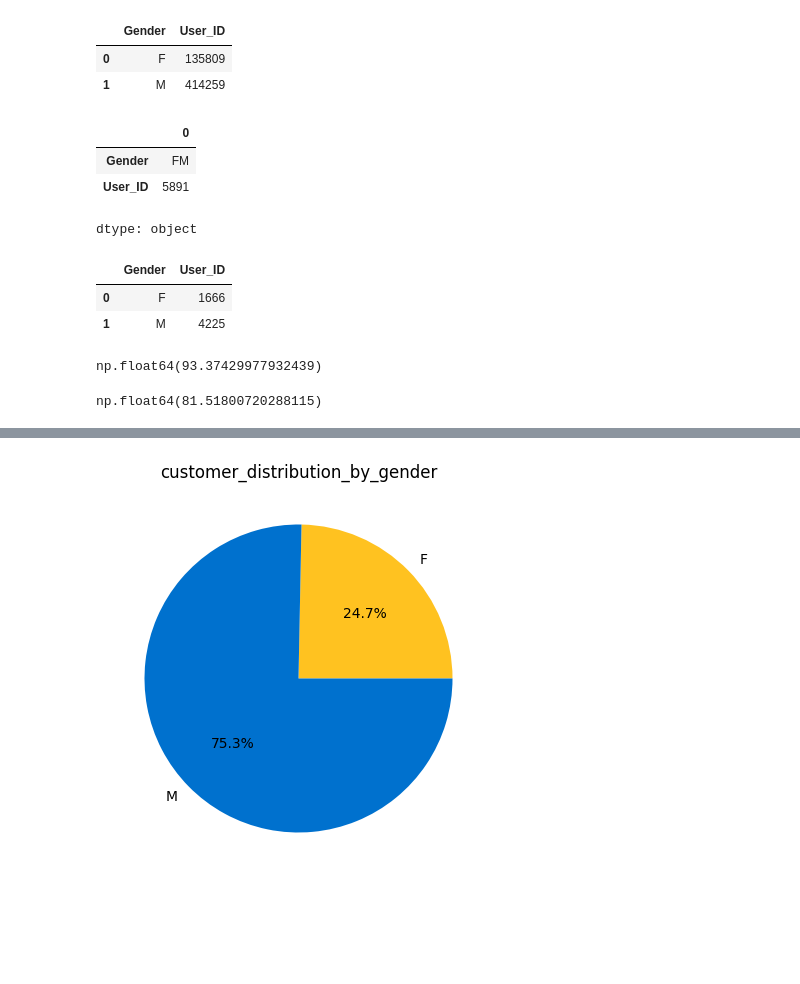
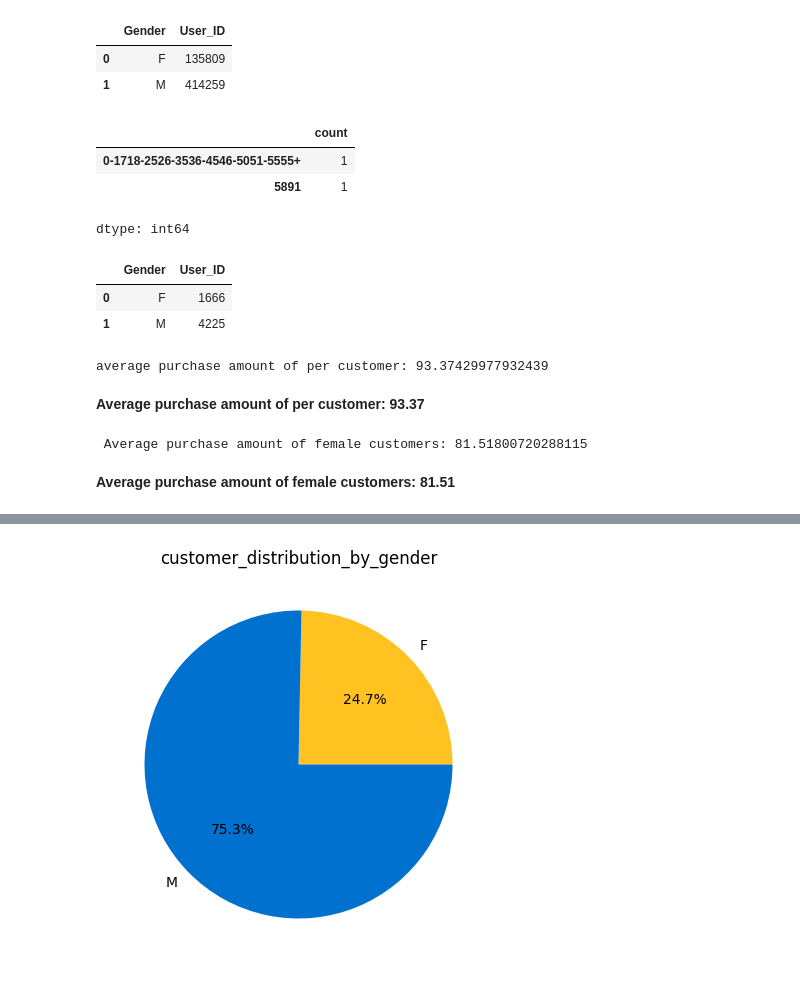
Before and after one commit to RichaGaharwar/Walmart---Confidence-Interval-CLT, a Jupyter notebook: Walmart_Confidence_Interval_&_CLT.ipynb, the cells around one changed output, grey strips where cells are left out. Drawn from its saved outputs; the diff is of its cells as text; code cells hidden in the pictures; blank space fills up the shorter version.

```diff
--- a/Walmart_Confidence_Interval_&_CLT.ipynb
+++ b/Walmart_Confidence_Interval_&_CLT.ipynb
@@ -472,12 +558,12 @@ unique_customers = walmart['User_ID'].groupby(walmart['Gender']).nunique().reset
 unique_female_customers = unique_customers[unique_customers['Gender']=='F']
 unique_male_customers = unique_customers[unique_customers['Gender']=='M']
 # %%
-unique_customers.sum()
+unique_customers.sum().value_counts()
 # %% [output]
-|  | 0 |
-| Gender | FM |
-| User_ID | 5891 |
+|  | count |
+| 0-1718-2526-3536-4546-5051-5555+ | 1 |
+| 5891 | 1 |
-dtype: object
+dtype: int64
 # %%
 unique_customers
 # %% [output]
@@ -486,13 +572,17 @@ unique_customers
 | 1 | M | 4225 |
 # %%
 avg_purchase_per_customer = walmart['User_ID'].count()/walmart['User_ID'].nunique()
-avg_purchase_per_customer
+print(f"average purchase amount of per customer: {avg_purchase_per_customer}")
 # %% [output]
-np.float64(93.37429977932439)
+average purchase amount of per customer: 93.37429977932439
+# %% [markdown]
+**Average purchase amount of per customer: 93.37**
 # %%
 avg_purchage_female = total_female_customers['User_ID'].iloc[0] / unique_female_customers['User_ID'].iloc[0]
-avg_purchage_female
+print(f" Average purchase amount of female customers: {avg_purchage_female}")
 # %% [output]
-np.float64(81.51800720288115)
+ Average purchase amount of female customers: 81.51800720288115
+# %% [markdown]
+**Average purchase amount of female customers: 81.51**
 # %%
 avg_purchage_male = total_male_customers['User_ID'].iloc[0] / unique_male_customers['User_ID'].iloc[0]
```
Also changed, not shown: parts of 24 cells of this notebook.
